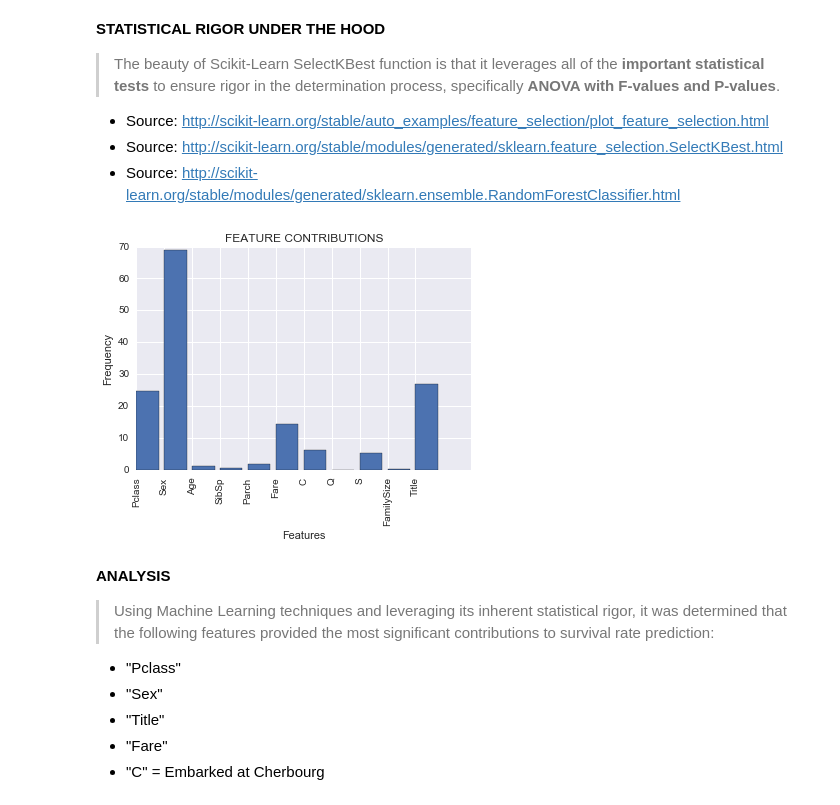
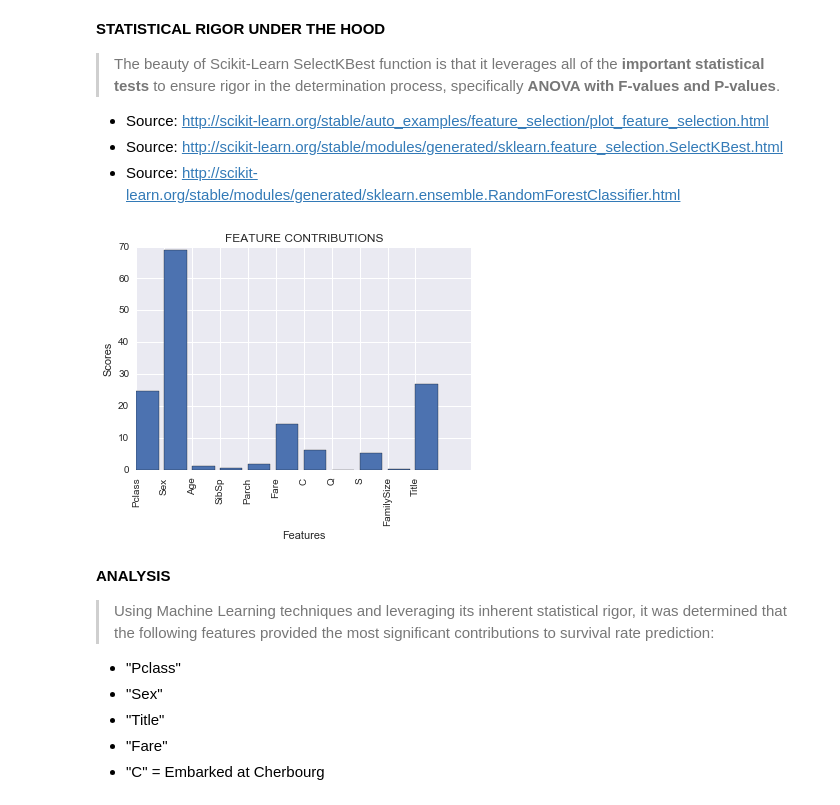
Before and after one commit to profversaggi/Udacity_Nano_DataScience, a Jupyter notebook: Project_2/Project # 2 Submission - Investigate a Dataset - Titanic.ipynb, the cells around one changed output. Drawn from its saved outputs; the diff is of its cells as text; code cells hidden in the pictures.

```diff
--- a/Project_2/Project # 2 Submission - Investigate a Dataset - Titanic.ipynb
+++ b/Project_2/Project # 2 Submission - Investigate a Dataset - Titanic.ipynb
@@ -773,35 +733,35 @@ titanic_ml_df.head()
 # FINDING THE BEST FEATURE and PLOT them.
 
 import numpy as np
 from sklearn.feature_selection import SelectKBest, f_classif
 
 # Establish Predictors
 # predictors = ["Pclass", "Sex", "Age", "SibSp", "Parch", "Fare", "Embarked", "FamilySize", "Title"]
 predictors = ["Pclass", "Sex", "Age", "SibSp", "Parch", "Fare", "C", "Q", "S", "FamilySize", "Title"]
 
 # Perform feature selection using ANOVA F-value between labe/feature for classification tasks,
 # and get the appropriate features.
 selector = SelectKBest(f_classif, k=5)
 selector.fit(titanic_ml_df[predictors], titanic_ml_df["Survived"])
 
 # Fetch the raw p-values for each feature, and transform from p-values into scores
 # using Numpy's Log10 function.
 
 # NOTE: The "-np.log10" is used to ensure the normalization of the input variables (selector.pvalues_),
 #       that the input variables are approximately normal in distribution, and that the output variable
 #       is constant variance (that the variance of the output variable is independent of the input variables).
 #       Without this transformation the scores would not produce the results we desire (best feature).
 scores = -np.log10(selector.pvalues_)
 
 # Plot the scores, and NOTICE: the larger contribution of "Pclass", "Sex", "Title", and "Fare".
 plt.bar(range(len(predictors)), scores)
 plt.xticks(range(len(predictors)), predictors, rotation='vertical')
 plt.xlabel('Features')
-plt.ylabel('Frequency')
+plt.ylabel('Scores')
 plt.title('FEATURE CONTRIBUTIONS')
 plt.show()
 # %% [output]
-[figure, old version]
+[figure, new version]
 # %% [markdown]
 **ANALYSIS**
 
```
Also changed, not shown: parts of 18 cells of this notebook, 2 other files.
